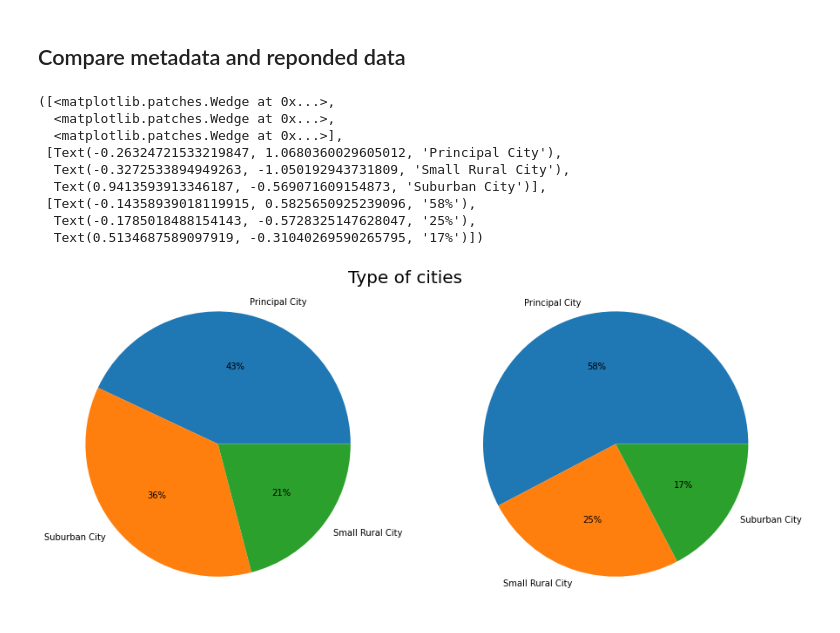
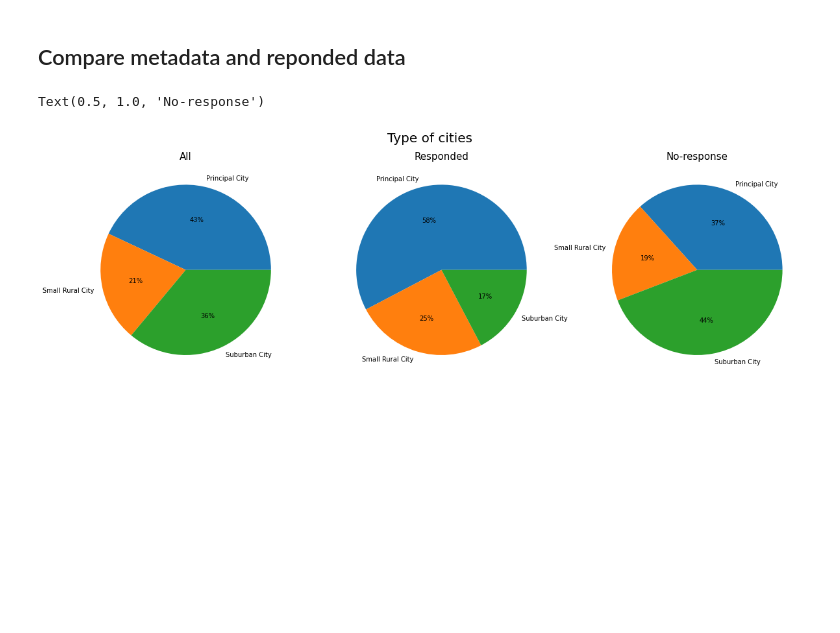
Before and after one commit to eric-shchiu/Smart-city-technology-adoption, a Jupyter notebook: agencies.ipynb, the cells around one changed output. Saved outputs shown, nothing was run; the diff lists cells and outputs as text; code cells hidden in the pictures; blank space fills up the shorter version.

```diff
--- a/agencies.ipynb
+++ b/agencies.ipynb
@@ -87,0 +81,3 @@ responded
+# %%
+no_response = transit_survey[transit_survey['survey_response'] == 0]
+no_response.head()
@@ -139,25 +150,23 @@ transit_survey['id'].value_counts().index.tolist()
 # %% [markdown]
 ## Compare metadata and reponded data
 # %%
-fig, axs = plt.subplots(1, 2, figsize=(15, 15))
+fig, axs = plt.subplots(1, 3, figsize=(20, 16))
 
 fig.suptitle('Type of cities', fontsize = 20, ha='center',va='bottom')
 plt.subplots_adjust(top=1.5)
 
-plt.subplot(121)
-plt.pie(transit_survey['id'].value_counts(), labels = transit_survey['id'].value_counts().index.tolist(), autopct='%.0f%%')
+plt.subplot(131)
+plt.pie(transit_survey['id'].value_counts().sort_index(), labels = transit_survey['id'].value_counts().sort_index().index.tolist(), autopct='%.0f%%')
+plt.title('All', fontsize = 15)
 
-plt.subplot(122)
-plt.pie(responded['id'].value_counts(), labels = responded['id'].value_counts().index.tolist(), autopct='%.0f%%')
+plt.subplot(132)
+plt.pie(responded['id'].value_counts().sort_index(), labels = responded['id'].value_counts().sort_index().index.tolist(), autopct='%.0f%%')
+plt.title('Responded', fontsize = 15)
+
+plt.subplot(133)
+plt.pie(no_response['id'].value_counts().sort_index(), labels = no_response['id'].value_counts().sort_index().index.tolist(), autopct='%.0f%%')
+plt.title('No-response', fontsize = 15)
 # %% [output]
-([<matplotlib.patches.Wedge at 0x...>,
-  <matplotlib.patches.Wedge at 0x...>,
-  <matplotlib.patches.Wedge at 0x...>],
- [Text(-0.26324721533219847, 1.0680360029605012, 'Principal City'),
-  Text(-0.3272533894949263, -1.050192943731809, 'Small Rural City'),
-  Text(0.9413593913346187, -0.569071609154873, 'Suburban City')],
- [Text(-0.14358939018119915, 0.5825650925239096, '58%'),
-  Text(-0.1785018488154143, -0.5728325147628047, '25%'),
-  Text(0.5134687589097919, -0.31040269590265795, '17%')])
+Text(0.5, 1.0, 'No-response')
-[figure, old version]
+[figure, new version]
 # %%
```
Also changed, not shown: parts of 36 cells of this notebook.
